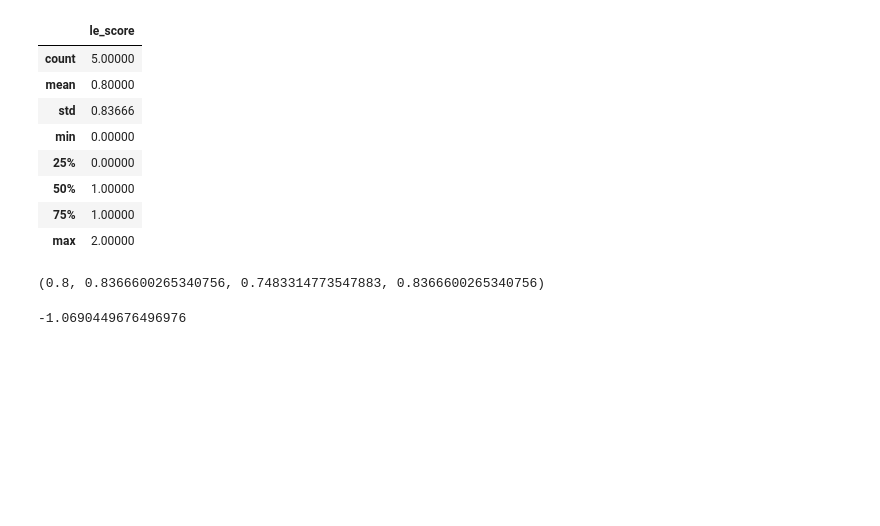
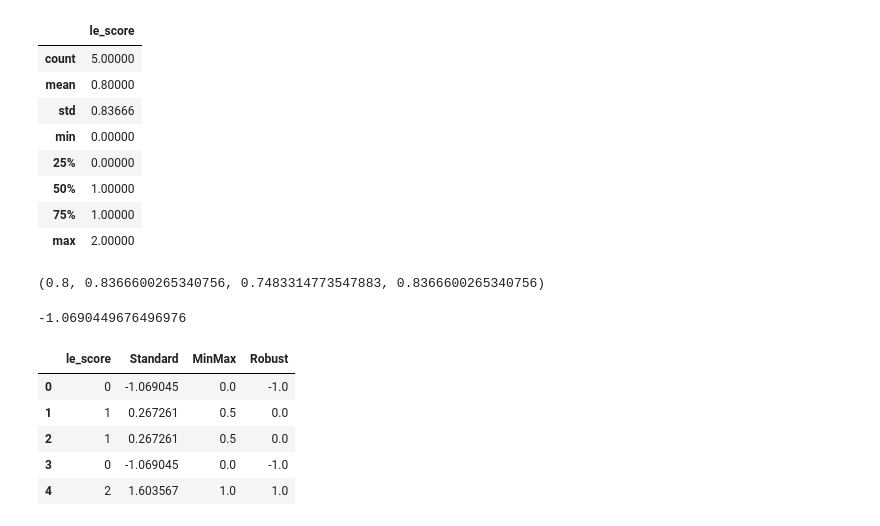
Before and after one commit to kkh1158/lecture, a Jupyter notebook: ML/lec01_기초.ipynb, the cells around one changed output. Cells and saved outputs as stored; diff of their text form; code cells hidden in the pictures; blank space fills up the shorter version.

```diff
--- a/ML/lec01_기초.ipynb
+++ b/ML/lec01_기초.ipynb
@@ -586,0 +552,23 @@ df['le_score'].mean(), df['le_score'].std(), np.std(df['le_score']), np.std(df['
+# %%
+sc_list = [
+    ('Standard', StandardScaler()),
+    ('MinMax', MinMaxScaler()),
+    ('Robust', RobustScaler())
+]
+
+X = df[['le_score']]
+res_df = X
+for sc_tup in sc_list:
+    sc = sc_tup[1]
+    sc.fit(X)
+    res = sc.transform(X)
+    res_df[sc_tup[0]] = res.T[0]
+
+res_df
+# %% [output]
+|  | le_score | Standard | MinMax | Robust |
+| 0 | 0 | -1.069045 | 0.0 | -1.0 |
+| 1 | 1 | 0.267261 | 0.5 | 0.0 |
+| 2 | 1 | 0.267261 | 0.5 | 0.0 |
+| 3 | 0 | -1.069045 | 0.0 | -1.0 |
+| 4 | 2 | 1.603567 | 1.0 | 1.0 |
```
Also changed, not shown: parts of 8 cells of this notebook, 3 other files.
